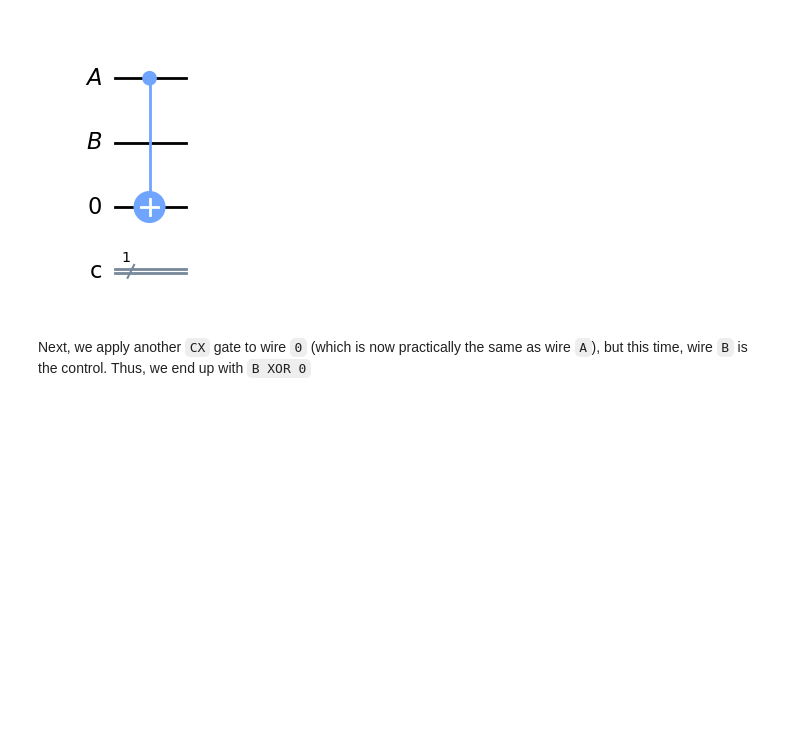
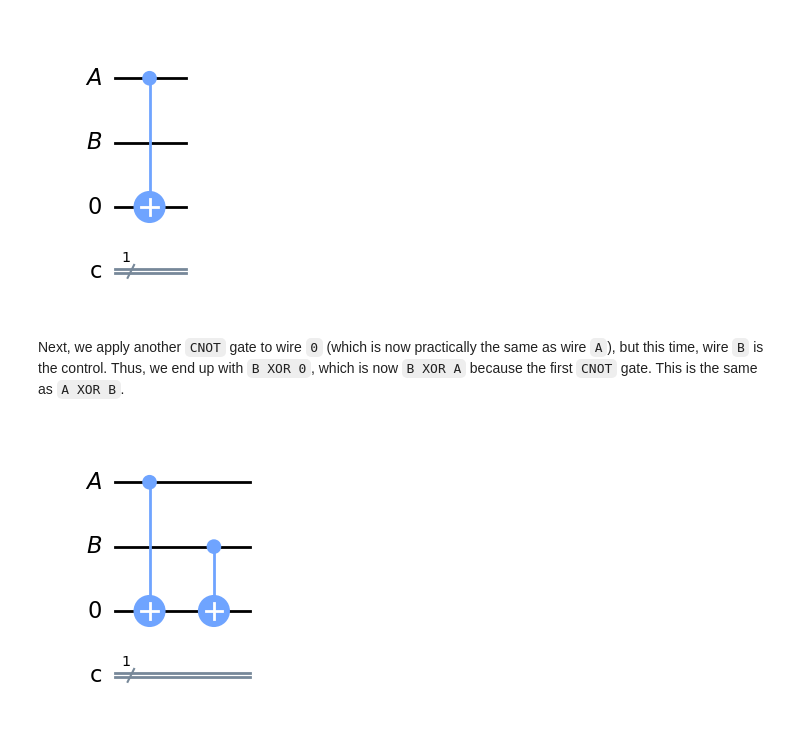
Before and after one commit to ravi-aratchige/hitchhikers-guide-to-the-quantum-realm, a Jupyter notebook: 1. Circuits and Gates.ipynb, the cells around one changed output. Drawn from its saved outputs; the diff is of its cells as text; code cells hidden in the pictures; blank space fills up the shorter version.

```diff
--- a/1. Circuits and Gates.ipynb
+++ b/1. Circuits and Gates.ipynb
@@ -202,4 +203,11 @@ circuit_4.draw(output='mpl')
 # %% [output]
 [figure]
 # %% [markdown]
-Next, we apply another `CX` gate to wire `0` (which is now practically the same as wire `A`), but this time, wire `B` is the control. Thus, we end up with `B XOR 0`
+Next, we apply another `CNOT` gate to wire `0` (which is now practically the same as wire `A`), but this time, wire `B` is the control. Thus, we end up with `B XOR 0`, which is now `B XOR A` because the first `CNOT` gate. This is the same as `A XOR B`.
+# %%
+# add CX gate to wire B (control) and wire 0 (control)
+circuit_4.cx(wire_b, wire_0)
+
+circuit_4.draw(output='mpl')
+# %% [output]
+[figure, added]
```
Also changed, not shown: parts of 1 cell of this notebook.
